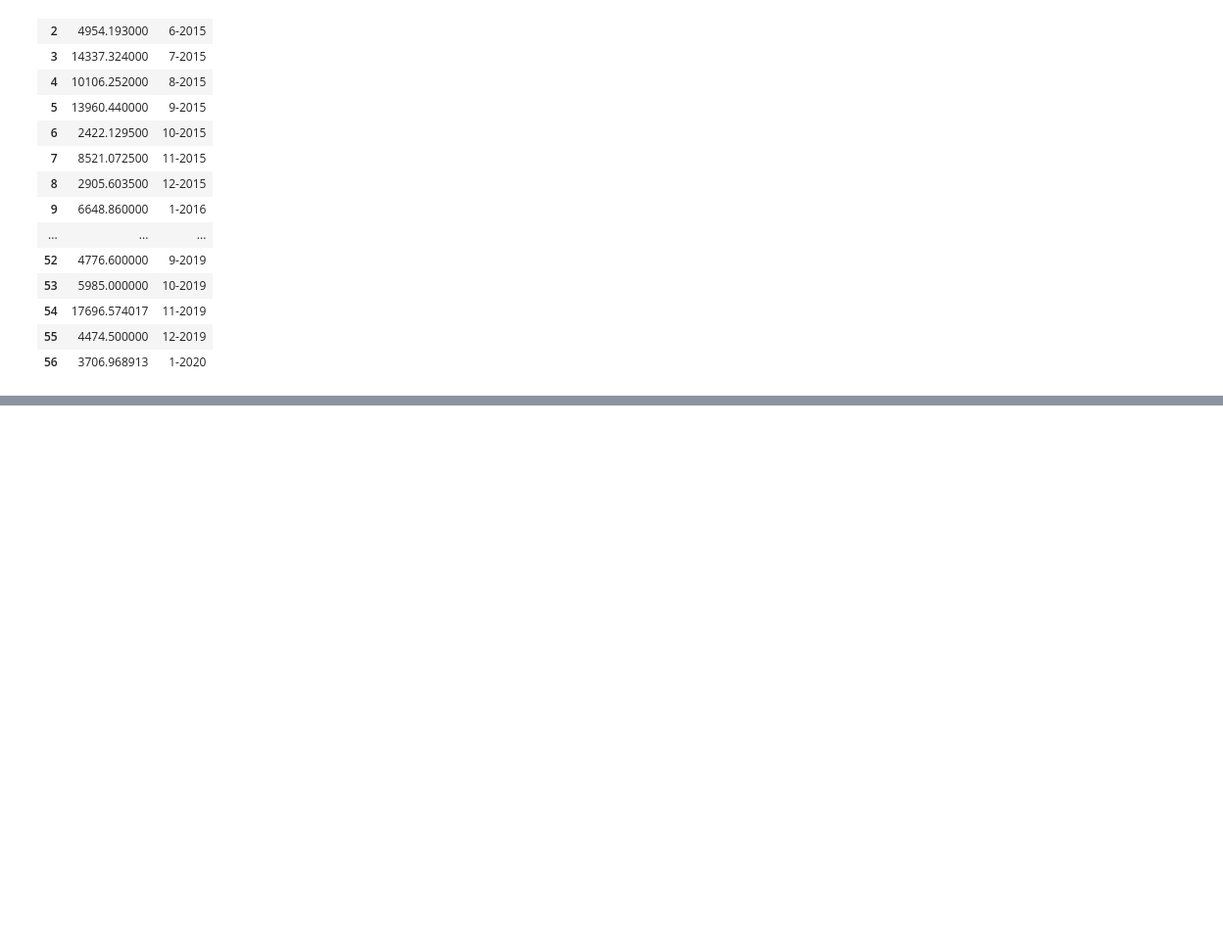
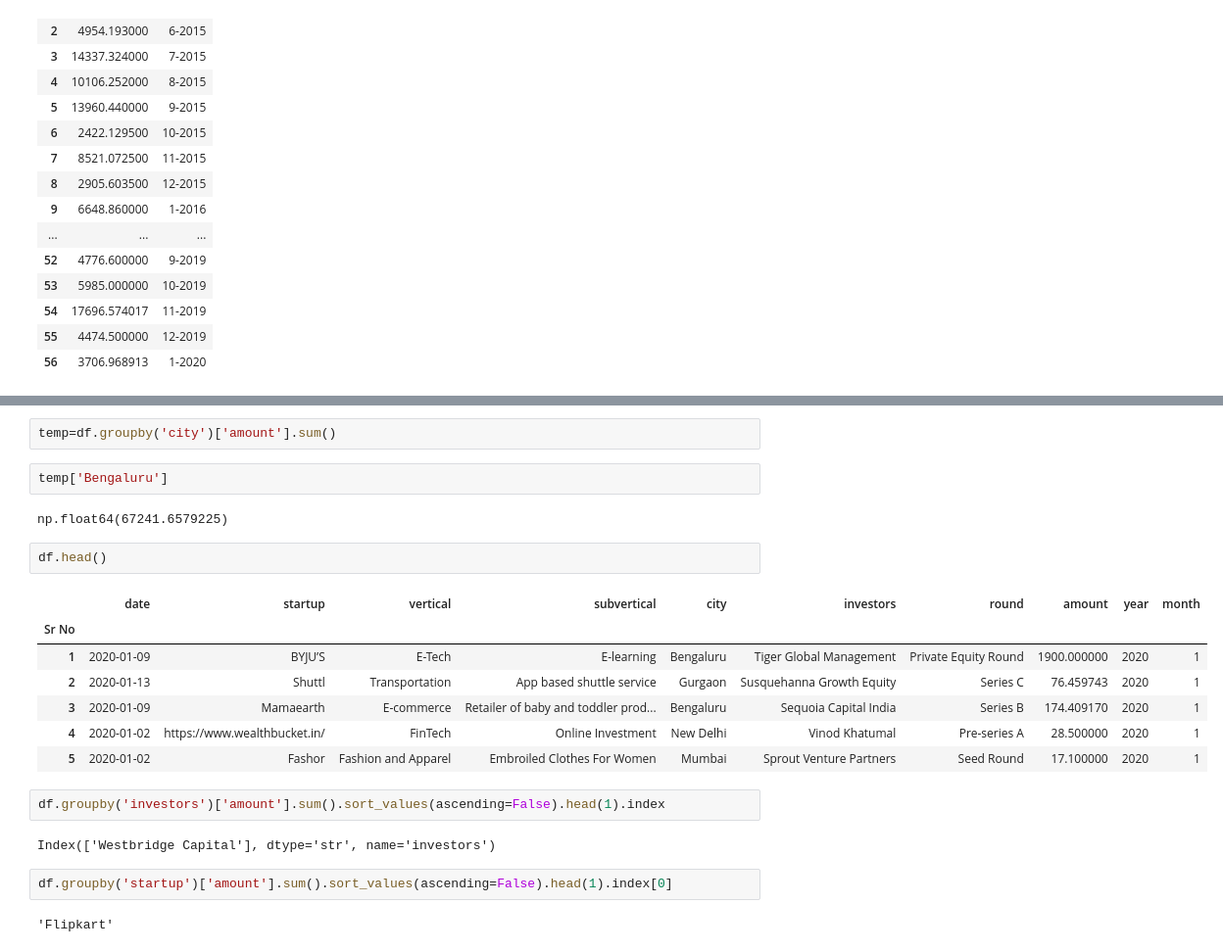
Before and after one commit to AnkitBhardwaj0/python_practice, a Jupyter notebook: pandas/startup_data_cleaning.ipynb, the cells around one changed output, grey strips where cells are left out. Shown at 98% size. Cells and saved outputs as stored; diff of their text form; blank space fills up the shorter version.

```diff
--- a/pandas/startup_data_cleaning.ipynb
+++ b/pandas/startup_data_cleaning.ipynb
@@ -275,0 +320,24 @@ temp_df[['amount','x_axis']]
+# %%
+temp=df.groupby('city')['amount'].sum()
+# %%
+temp['Bengaluru']
+# %% [output]
+np.float64(67241.6579225)
+# %%
+df.head()
+# %% [output]
+|  | date | startup | vertical | subvertical | city | investors | round | amount | year | month |
+| Sr No |  |  |  |  |  |  |  |  |  |  |
+| 1 | 2020-01-09 | BYJU’S | E-Tech | E-learning | Bengaluru | Tiger Global Management | Private Equity Round | 1900.000000 | 2020 | 1 |
+| 2 | 2020-01-13 | Shuttl | Transportation | App based shuttle service | Gurgaon | Susquehanna Growth Equity | Series C | 76.459743 | 2020 | 1 |
+| 3 | 2020-01-09 | Mamaearth | E-commerce | Retailer of baby and toddler prod... | Bengaluru | Sequoia Capital India | Series B | 174.409170 | 2020 | 1 |
+| 4 | 2020-01-02 | https://www.wealthbucket.in/ | FinTech | Online Investment | New Delhi | Vinod Khatumal | Pre-series A | 28.500000 | 2020 | 1 |
+| 5 | 2020-01-02 | Fashor | Fashion and Apparel | Embroiled Clothes For Women | Mumbai | Sprout Venture Partners | Seed Round | 17.100000 | 2020 | 1 |
+# %%
+df.groupby('investors')['amount'].sum().sort_values(ascending=False).head(1).index
+# %% [output]
+Index(['Westbridge Capital'], dtype='str', name='investors')
+# %%
+df.groupby('startup')['amount'].sum().sort_values(ascending=False).head(1).index[0]
+# %% [output]
+'Flipkart'
```
Also changed, not shown: parts of 11 cells of this notebook.
